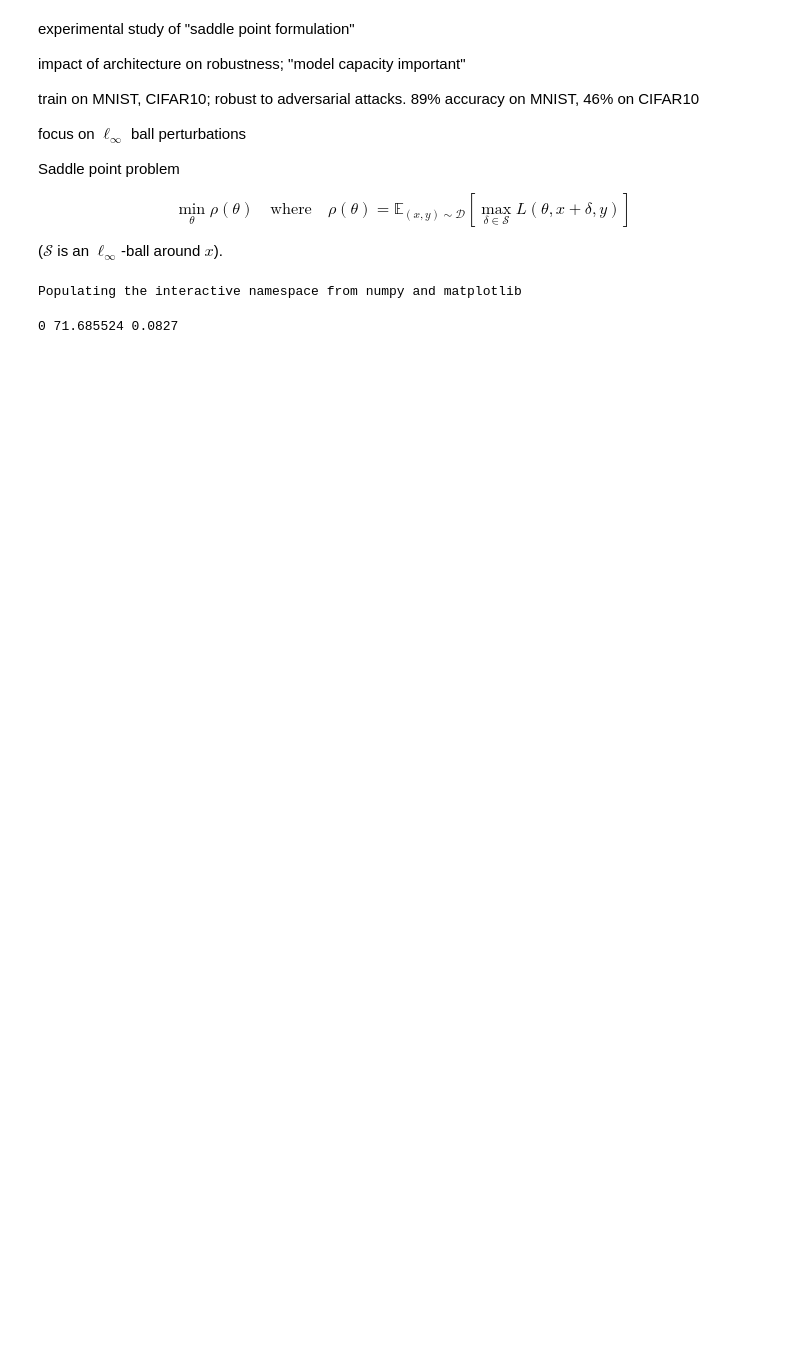
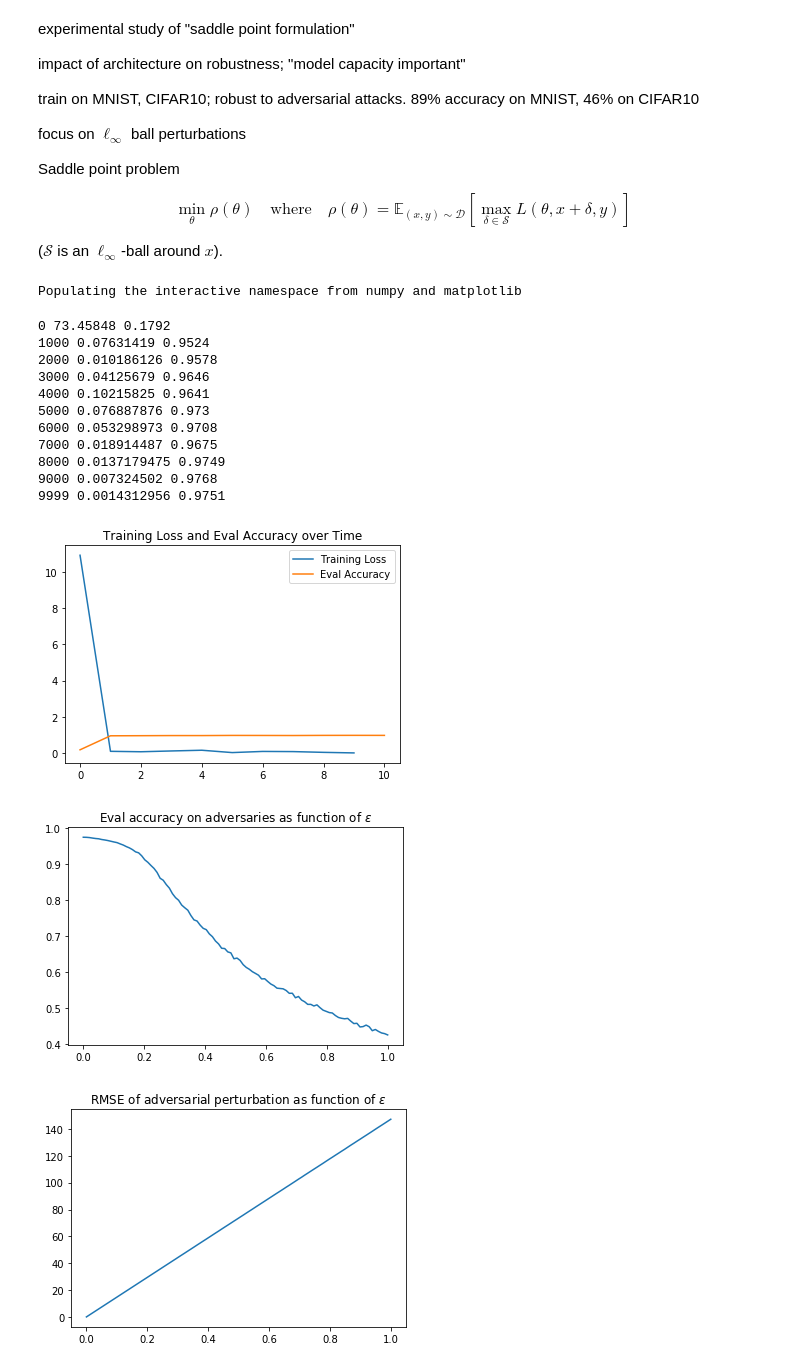
Before and after one commit to patrickmineault/deep-generative-models, a Jupyter notebook: cgs/Notes - Towards Deep Learning Models Resistant to Adversarial Attacks.ipynb, the cells around one changed output. Cells and saved outputs as stored; diff of their text form; code cells hidden in the pictures; blank space fills up the shorter version.

Commit message:
Fix broken plots

```diff
--- a/cgs/Notes - Towards Deep Learning Models Resistant to Adversarial Attacks.ipynb
+++ b/cgs/Notes - Towards Deep Learning Models Resistant to Adversarial Attacks.ipynb
@@ -79,37 +79,48 @@ def _(sess):
     _, losses_[i] = sess.run([train_op, loss], feed_dict)
     if i % EVAL_INTERVAL == 0 or i + 1 == NUM_ITERS:
       eval_accuracy_ = np.append(
         eval_accuracy_,
         sess.run(eval_accuracy, feed_dict={x: x_test, y: y_test}))
       print(i, losses_[i], eval_accuracy_[-1])
   plt.plot(losses_[10::EVAL_INTERVAL], label='Training Loss')
   plt.plot(eval_accuracy_, label='Eval Accuracy')
   plt.title("Training Loss and Eval Accuracy over Time")
   plt.legend()
   plt.show()
 
   NUM_EPSILONS = 100
-  epsilons = np.linspace(0., 1., NUM_EPSILONS)[..., None, None, None]
+  epsilons = np.linspace(0., 1., NUM_EPSILONS)
   adversaries = (x_test +
-                 epsilons * np.random.uniform(0., 255., size=[NUM_EPSILONS,
-                                                              x_test.shape[0],
-                                                              28, 28]))
+                 epsilons[..., None, None, None] *
+                 np.random.uniform(
+                   0., 255., size=[NUM_EPSILONS, x_test.shape[0], 28, 28]))
 
   rmse_ = np.sqrt(np.mean(np.reshape((x_test - adversaries)**2, [NUM_EPSILONS, -1]), axis=-1))
   adversarial_eval_accuracies_ = sess.run(
     eval_accuracy,
     feed_dict={x: adversaries.reshape([-1, 28, 28]),
                y: np.stack([y_test]*NUM_EPSILONS).reshape([-1])})
-  print(adversarial_eval_accuracies_.shape)
-  print(rmse_.shape)
   plt.plot(epsilons, adversarial_eval_accuracies_)
   plt.title(r"Eval accuracy on adversaries as function of $\epsilon$")
   plt.show()
   plt.plot(epsilons, rmse_)
   plt.title(r"RMSE of adversarial perturbation as function of $\epsilon$")
   plt.show()
 
 with tf.Graph().as_default(), tf.Session() as sess:
   _(sess)
 # %% [output]
-0 71.685524 0.0827
+0 73.45848 0.1792
+1000 0.07631419 0.9524
+2000 0.010186126 0.9578
+3000 0.04125679 0.9646
+4000 0.10215825 0.9641
+5000 0.076887876 0.973
+6000 0.053298973 0.9708
+7000 0.018914487 0.9675
+8000 0.0137179475 0.9749
+9000 0.007324502 0.9768
+9999 0.0014312956 0.9751
+[figure, added]
+[figure, added]
+[figure, added]
```
